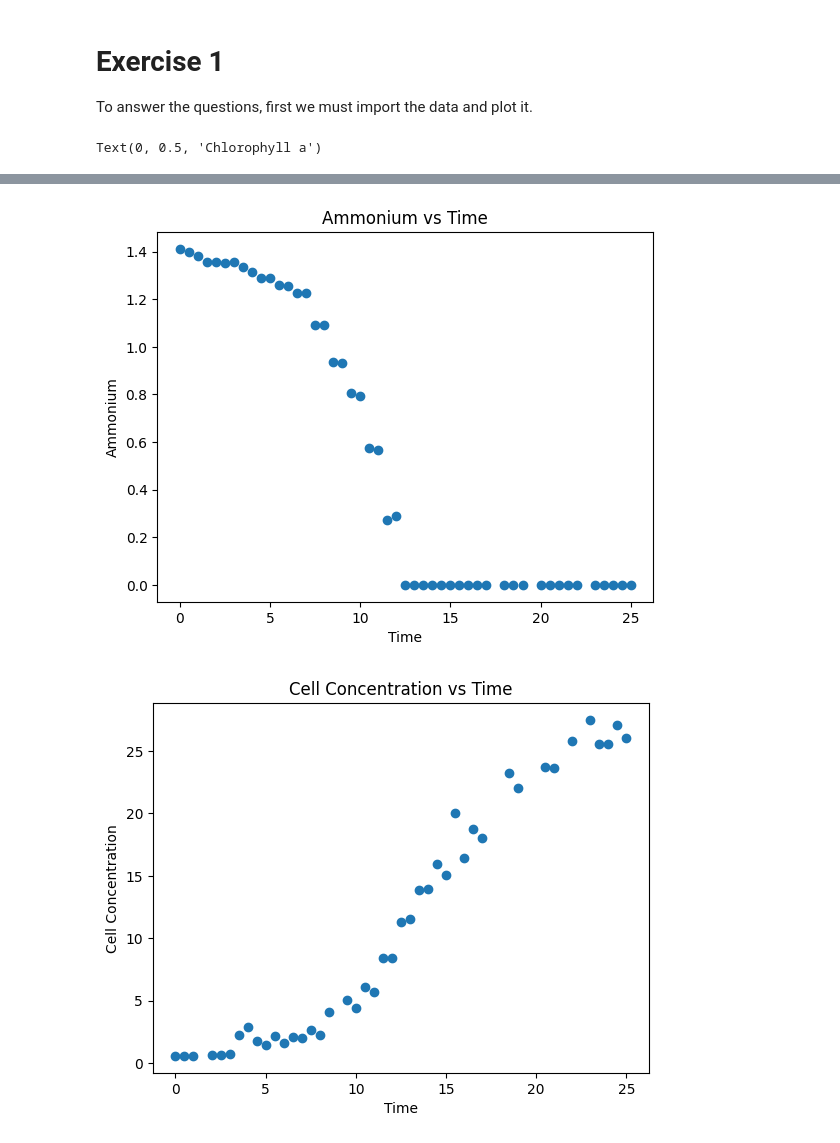
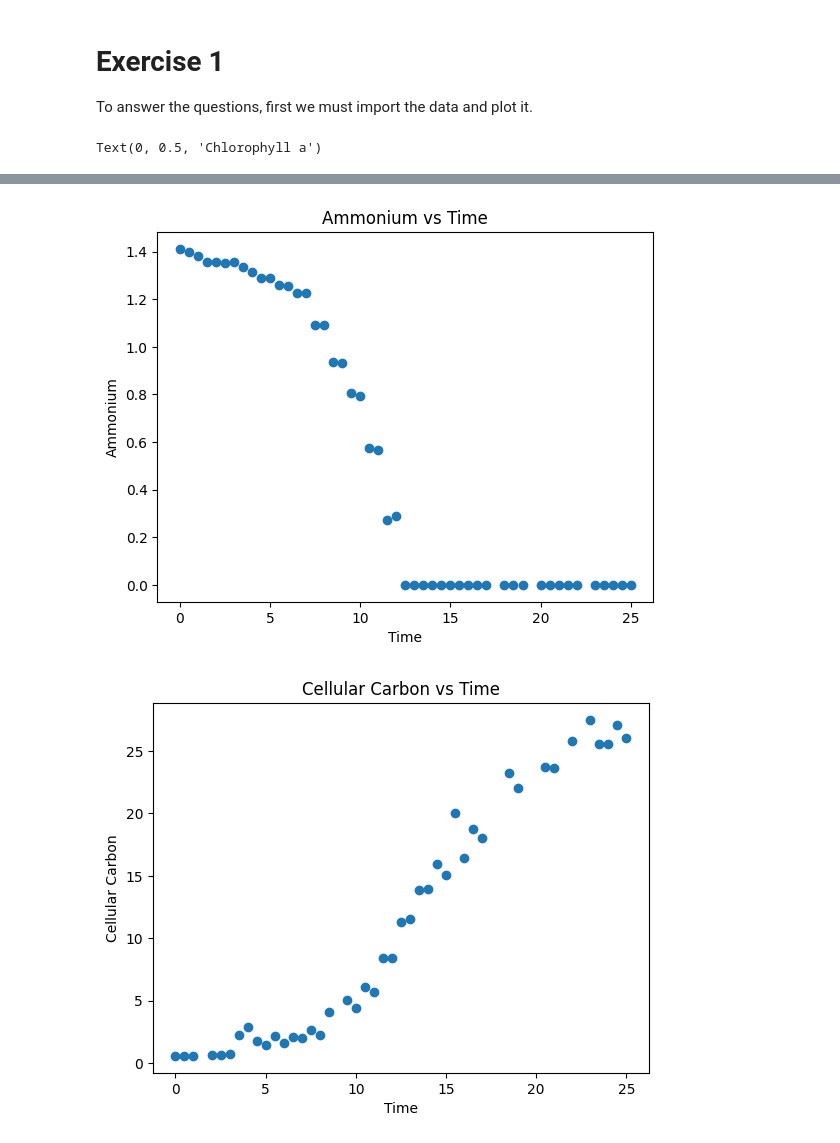
Before and after one commit to TrueCP6/IntroToOceanModelling, a Jupyter notebook: exercise1.ipynb, the cells around one changed output, grey strips where cells are left out. Saved outputs shown, nothing was run; the diff lists cells and outputs as text; code cells hidden in the pictures.

```diff
--- a/exercise1.ipynb
+++ b/exercise1.ipynb
@@ -12,34 +12,34 @@ plt.scatter(t, data['cells'])
 plt.title('Cell Count vs Time')
 plt.xlabel('Time')
 plt.ylabel('Cells')
 
 plt.figure()
 plt.scatter(t, data['biovolume'])
 plt.title('Biovolume vs Time')
 plt.xlabel('Time')
 plt.ylabel('Biovolume')
 
 plt.figure()
 plt.scatter(t, data['ammonium'])
 plt.title('Ammonium vs Time')
 plt.xlabel('Time')
 plt.ylabel('Ammonium')
 
 plt.figure()
 plt.scatter(t, data['cellC'])
-plt.title('Cell Concentration vs Time')
+plt.title('Cellular Carbon vs Time')
 plt.xlabel('Time')
-plt.ylabel('Cell Concentration')
+plt.ylabel('Cellular Carbon')
 
 plt.figure()
 plt.scatter(t, data['chla'])
 plt.title('Chlorophyll a vs Time')
 plt.xlabel('Time')
 plt.ylabel('Chlorophyll a')
 # %% [output]
 Text(0, 0.5, 'Chlorophyll a')
 [figure]
 [figure]
 [figure]
-[figure, old version]
+[figure, new version]
 [figure]
```
Also changed, not shown: parts of 1 cell of this notebook.
